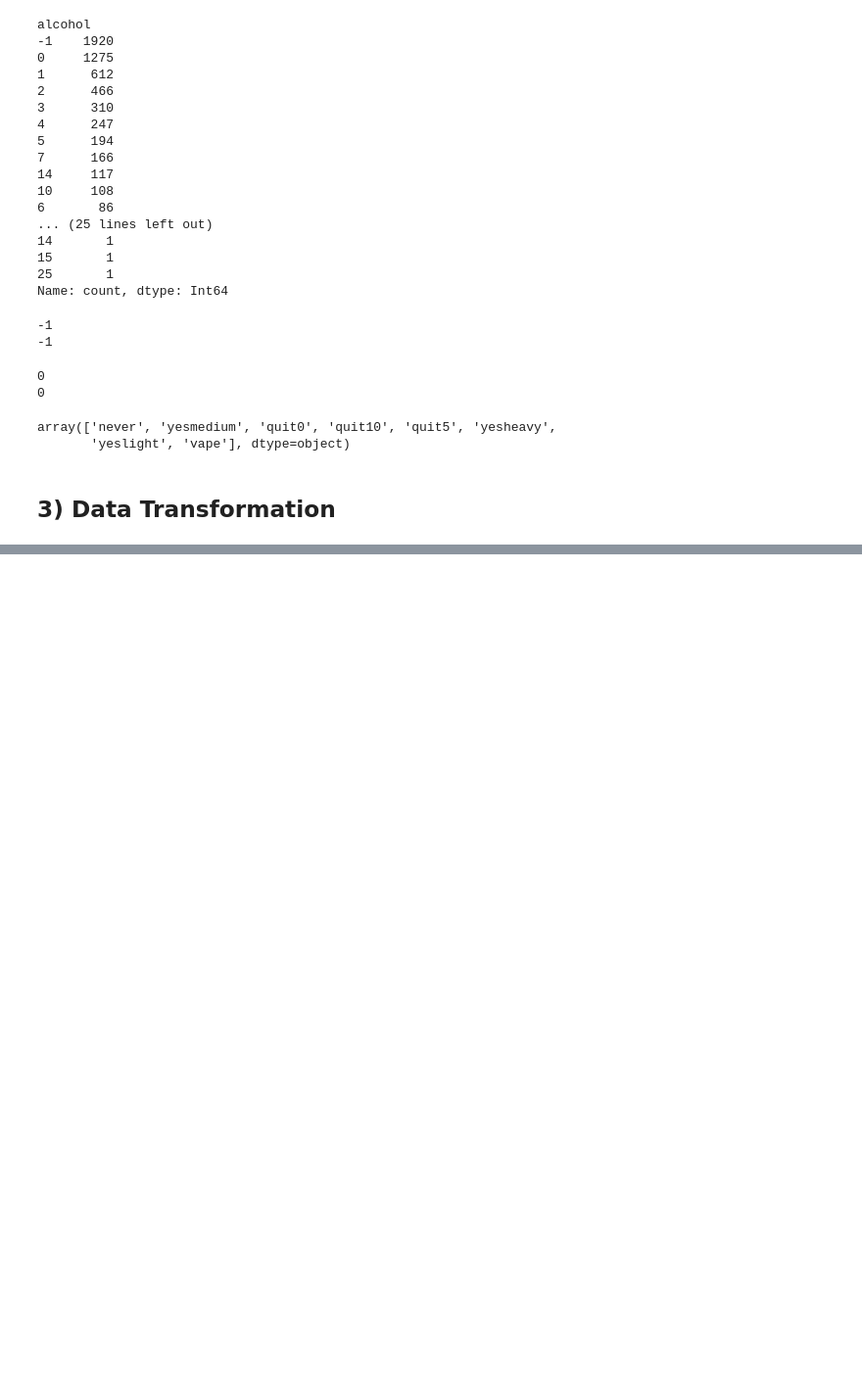
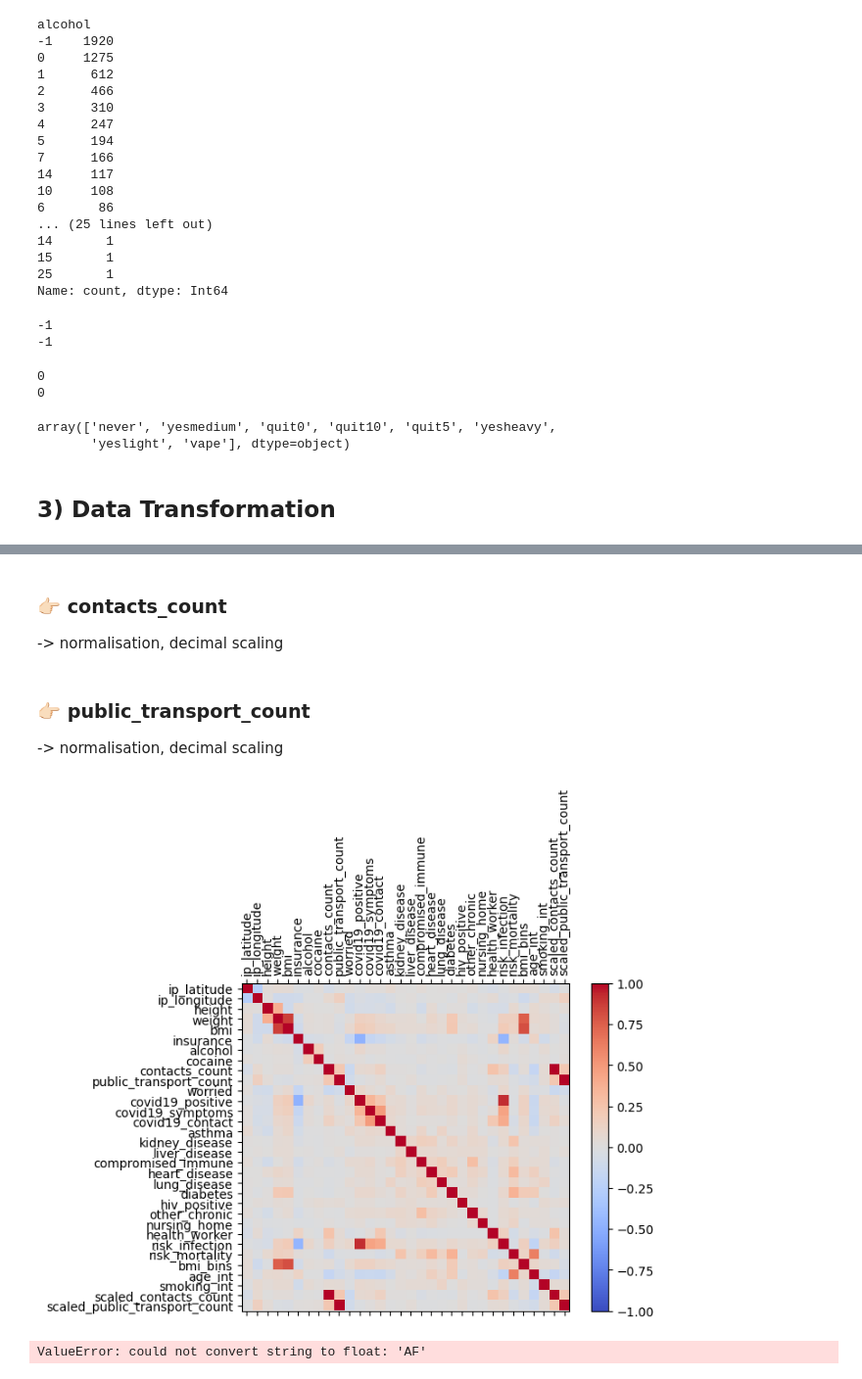
Before and after one commit to JasonLee925/509-covid19-data-analysis, a Jupyter notebook: covid-analysis.ipynb, the cells around one changed output, grey strips where cells are left out. Shown at 98% size. Saved outputs shown, nothing was run; the diff lists cells and outputs as text; code cells hidden in the pictures; blank space fills up the shorter version.

Commit message:
add data transformation

```diff
--- a/covid-analysis.ipynb
+++ b/covid-analysis.ipynb
@@ -1570,0 +1617,3 @@ no thought yet ...
+# %%
+smoking_int_map ={ 'never':0, 'quit10': 1, 'quit5': 2, 'quit0':3, 'vape':4, 'yeslight': 5, 'yesmedium': 6, 'yesheavy':7}
+df['smoking_int'] = df['smoking'].map(smoking_int_map)
@@ -1570,0 +1633,34 @@ no thought yet ...
+# %% [markdown]
+### 👉🏻 contacts_count
+
+-> normalisation, decimal scaling
+# %%
+def decimal_scaling(data):
+    max_value = data.max()
+    num_digits = len(str(max_value)) - 1
+    return data / (10 ** num_digits)
+# %%
+df['scaled_contacts_count'] = decimal_scaling(df['contacts_count'])
+# %% [markdown]
+### 👉🏻 public_transport_count
+
+-> normalisation, decimal scaling
+# %%
+df['scaled_public_transport_count'] = decimal_scaling(df['public_transport_count'])
+# %%
+df_numerical = df.select_dtypes(include=[np.number])
+df_numerical
+corr = df_numerical.corr()
+fig = plt.figure()
+ax = fig.add_subplot(111)
+cax = ax.matshow(corr,cmap='coolwarm', vmin=-1, vmax=1)
+fig.colorbar(cax)
+ticks = np.arange(0,len(df_numerical.columns),1)
+ax.set_xticks(ticks)
+plt.xticks(rotation=90)
+ax.set_yticks(ticks)
+ax.set_xticklabels(df_numerical.columns)
+ax.set_yticklabels(df_numerical.columns)
+plt.show()
+# %% [output]
+[figure, added]
@@ -1570,0 +1669,6 @@ no thought yet ...
+# %%
+corr_map = one_hot_encode_df.corr(method='spearman')
+# corr_map = one_hot_encode_df.corr()
+corr_map.style.background_gradient(cmap='Spectral', axis =None)
+# %% [output]
+ValueError: could not convert string to float: 'AF'
```
Also changed, not shown: parts of 11 cells of this notebook.
